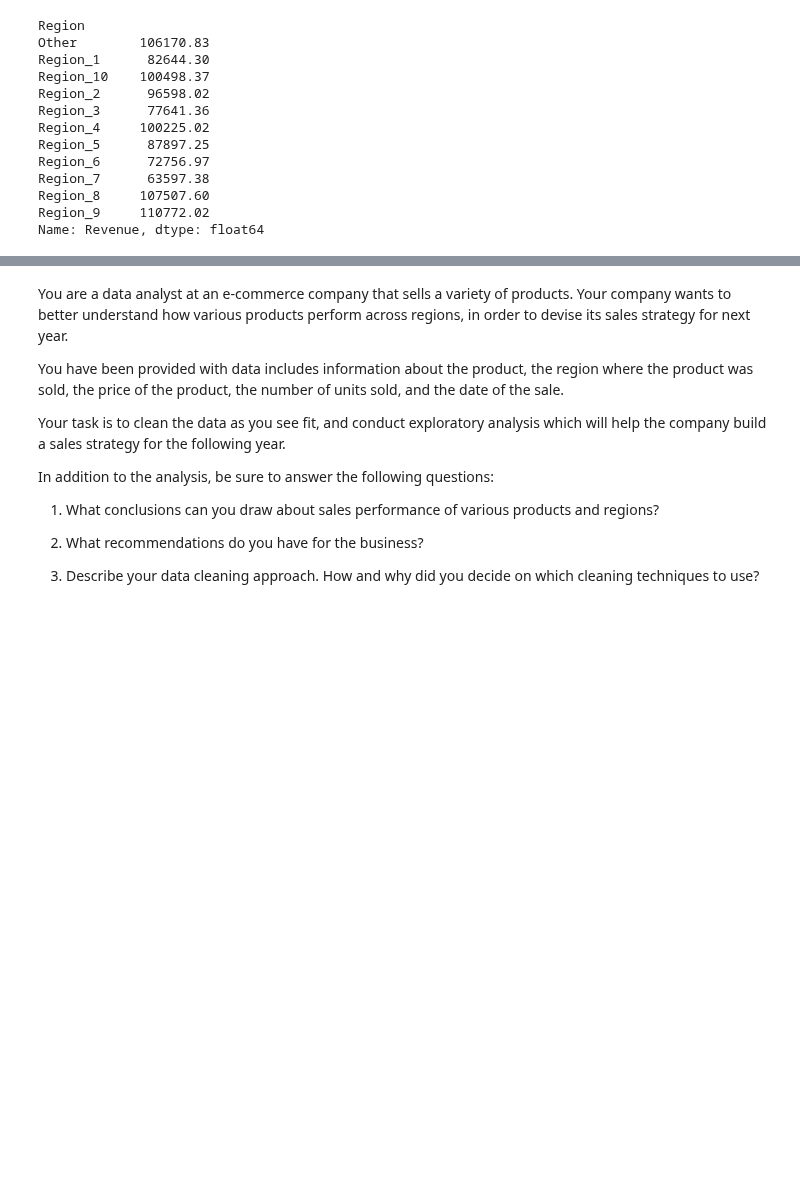
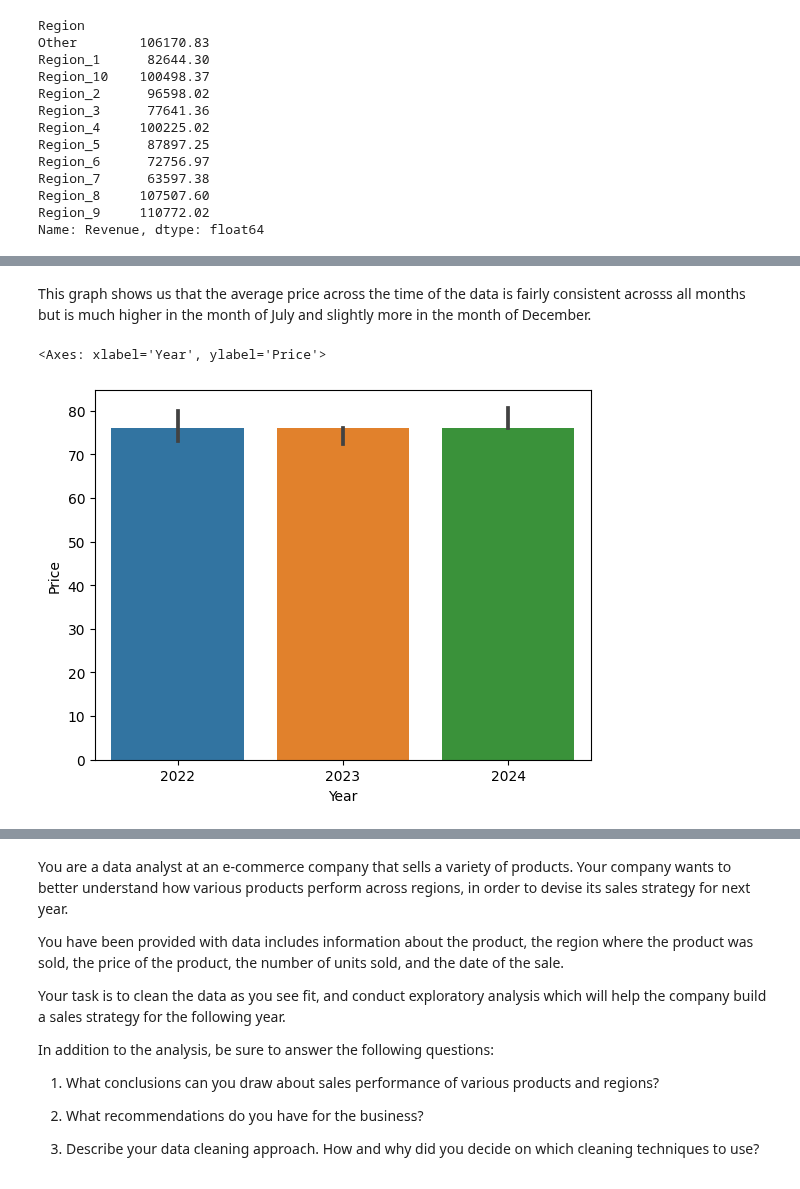
Before and after one commit to jreid94/schulich_data_science, a Jupyter notebook: Data Science A1/Jreid_A1.ipynb, the cells around one changed output, grey strips where cells are left out. Saved outputs shown, nothing was run; the diff lists cells and outputs as text; code cells hidden in the pictures; blank space fills up the shorter version.

```diff
--- a/Data Science A1/Jreid_A1.ipynb
+++ b/Data Science A1/Jreid_A1.ipynb
@@ -314,0 +323,7 @@ plt.show()
+# %% [markdown]
+This graph shows us that the average price across the time of the data is fairly consistent acrosss all months but is much higher in the month of July and slightly more in the month of December.
+# %%
+sns.barplot(data = df, x = 'Year', y = 'Price', estimator=np.median)
+# %% [output]
+<Axes: xlabel='Year', ylabel='Price'>
+[figure, added]
```
Also changed, not shown: parts of 10 cells of this notebook.
